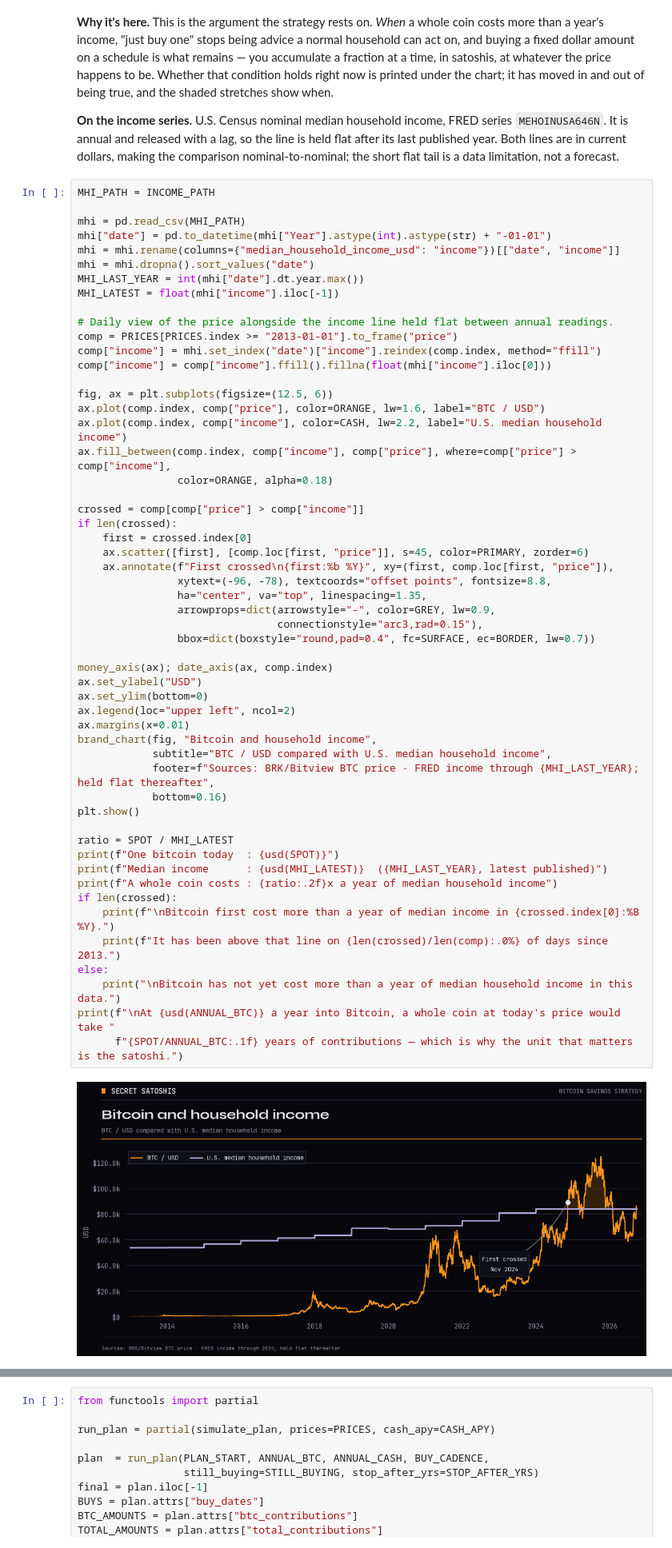
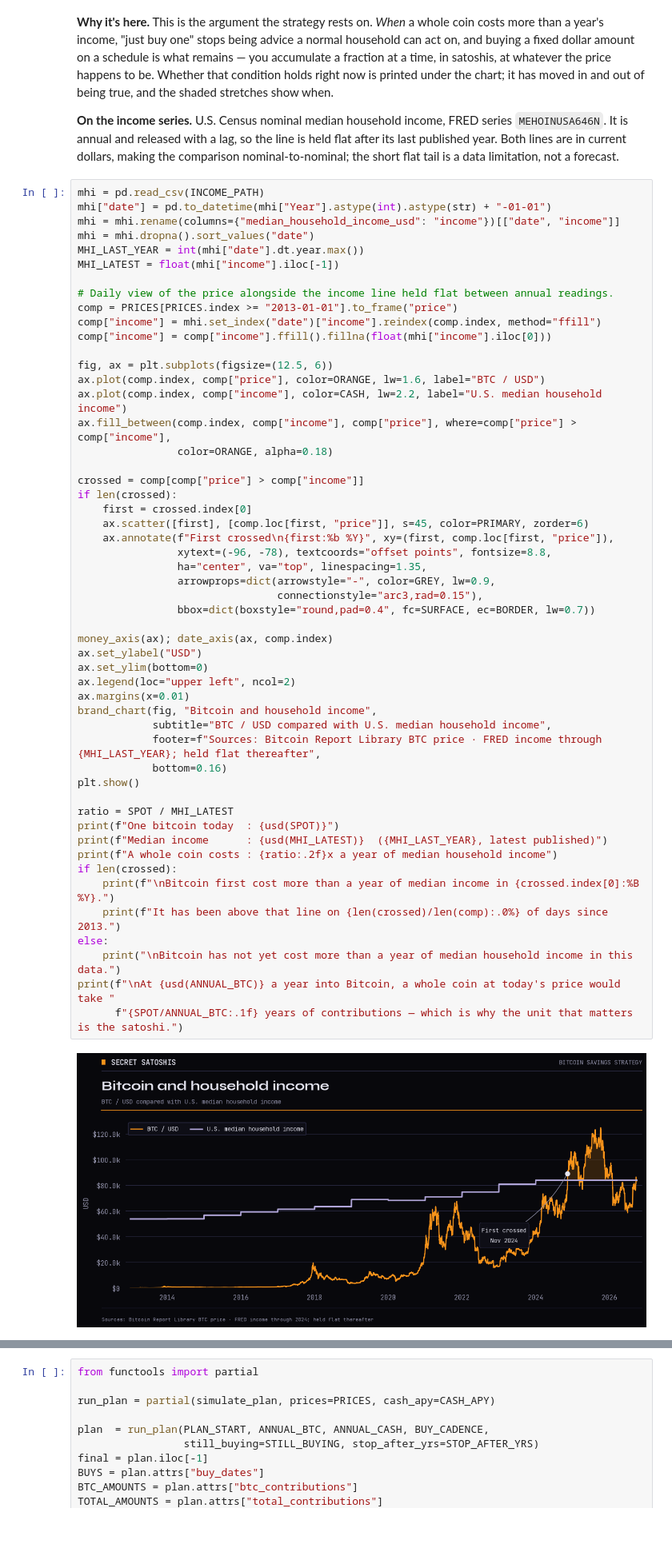
Before and after one commit to SecretSatoshis/Bitcoin-Investment-Strategy, a Jupyter notebook: notebooks/bitcoin_savings_plan.ipynb, the cells around one changed output, grey strips where cells are left out. Shown at 80% size. Saved outputs shown, nothing was run; the diff lists cells and outputs as text.

```diff
--- a/notebooks/bitcoin_savings_plan.ipynb
+++ b/notebooks/bitcoin_savings_plan.ipynb
@@ -342,9 +233,7 @@ true, and the shaded stretches show when.
 line is held flat after its last published year. Both lines are in current dollars, making the comparison
 nominal-to-nominal; the short flat tail is a data limitation, not a forecast.
 # %%
-MHI_PATH = INCOME_PATH
-
-mhi = pd.read_csv(MHI_PATH)
+mhi = pd.read_csv(INCOME_PATH)
 mhi["date"] = pd.to_datetime(mhi["Year"].astype(int).astype(str) + "-01-01")
 mhi = mhi.rename(columns={"median_household_income_usd": "income"})[["date", "income"]]
 mhi = mhi.dropna().sort_values("date")
@@ -368,32 +257,32 @@ if len(crossed):
     ax.scatter([first], [comp.loc[first, "price"]], s=45, color=PRIMARY, zorder=6)
     ax.annotate(f"First crossed\n{first:%b %Y}", xy=(first, comp.loc[first, "price"]),
                 xytext=(-96, -78), textcoords="offset points", fontsize=8.8,
                 ha="center", va="top", linespacing=1.35,
                 arrowprops=dict(arrowstyle="-", color=GREY, lw=0.9,
                                 connectionstyle="arc3,rad=0.15"),
                 bbox=dict(boxstyle="round,pad=0.4", fc=SURFACE, ec=BORDER, lw=0.7))
 
 money_axis(ax); date_axis(ax, comp.index)
 ax.set_ylabel("USD")
 ax.set_ylim(bottom=0)
 ax.legend(loc="upper left", ncol=2)
 ax.margins(x=0.01)
 brand_chart(fig, "Bitcoin and household income",
             subtitle="BTC / USD compared with U.S. median household income",
-            footer=f"Sources: BRK/Bitview BTC price · FRED income through {MHI_LAST_YEAR}; held flat thereafter",
+            footer=f"Sources: Bitcoin Report Library BTC price · FRED income through {MHI_LAST_YEAR}; held flat thereafter",
             bottom=0.16)
 plt.show()
 
 ratio = SPOT / MHI_LATEST
 print(f"One bitcoin today  : {usd(SPOT)}")
 print(f"Median income      : {usd(MHI_LATEST)}  ({MHI_LAST_YEAR}, latest published)")
 print(f"A whole coin costs : {ratio:.2f}x a year of median household income")
 if len(crossed):
     print(f"\nBitcoin first cost more than a year of median income in {crossed.index[0]:%B %Y}.")
     print(f"It has been above that line on {len(crossed)/len(comp):.0%} of days since 2013.")
 else:
     print("\nBitcoin has not yet cost more than a year of median household income in this data.")
 print(f"\nAt {usd(ANNUAL_BTC)} a year into Bitcoin, a whole coin at today's price would take "
       f"{SPOT/ANNUAL_BTC:.1f} years of contributions — which is why the unit that matters is the satoshi.")
 # %% [output]
-[figure, old version]
+[figure, new version]
```
Also changed, not shown: parts of 14 cells of this notebook, 46 other files.
